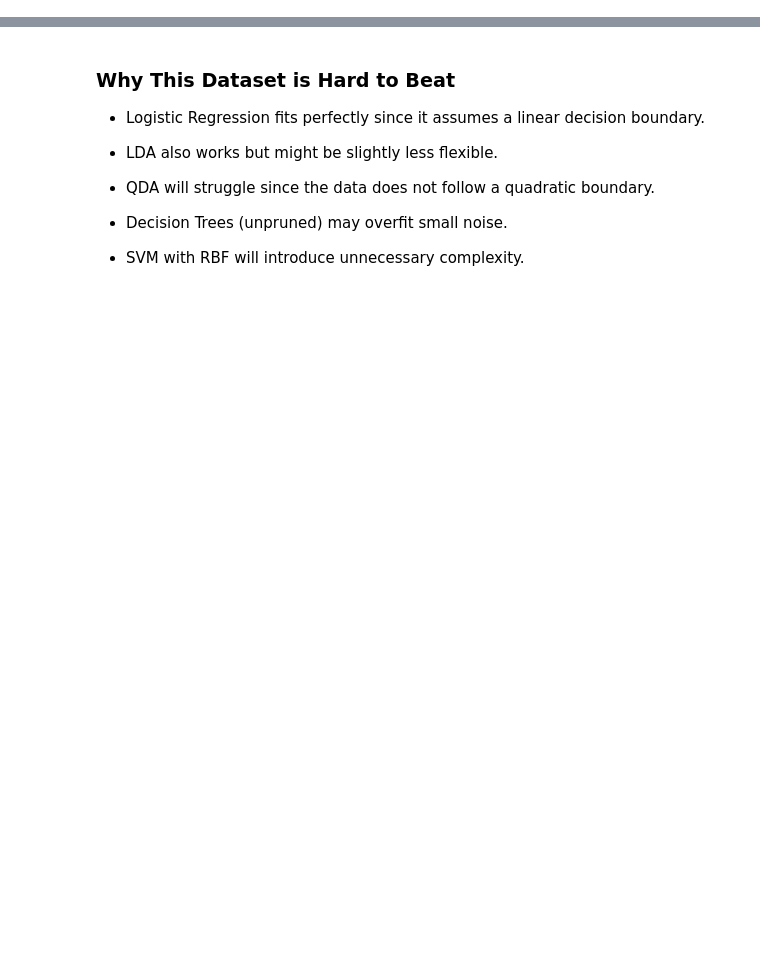
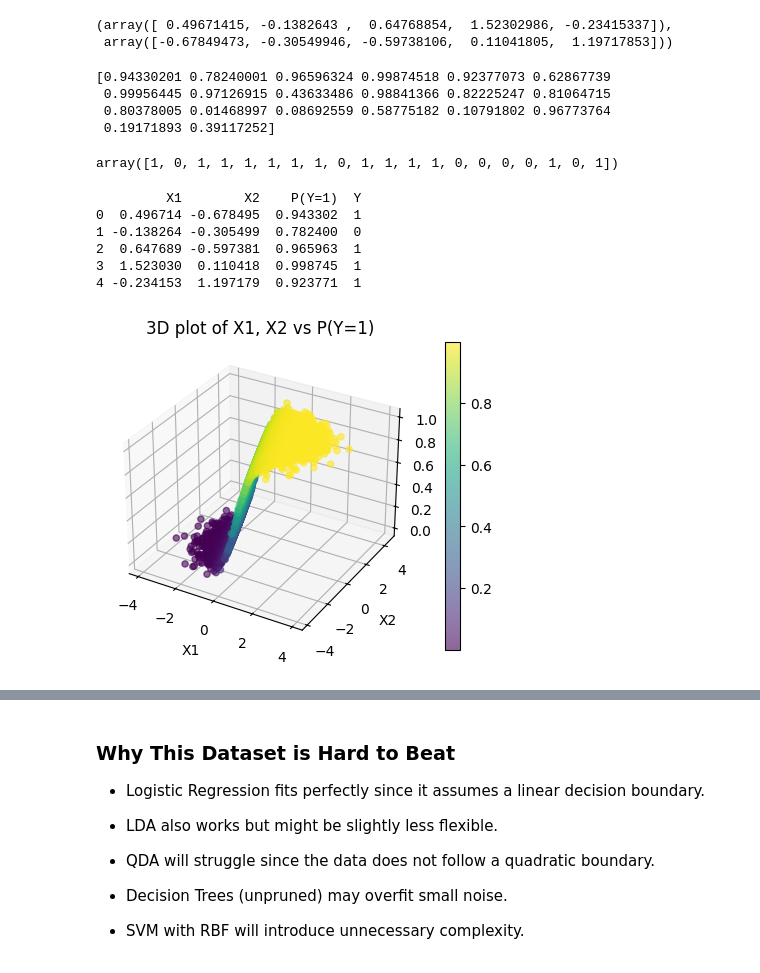
Before and after one commit to cosmintianu/ML-Algorithms-Behavior-Analysis, a Jupyter notebook: MainCosmin.ipynb, the cells around one changed output, grey strips where cells are left out. Saved outputs shown, nothing was run; the diff lists cells and outputs as text; code cells hidden in the pictures; blank space fills up the shorter version.

```diff
--- a/MainCosmin.ipynb
+++ b/MainCosmin.ipynb
@@ -35,0 +22,77 @@ plt.show()
+# %%
+import numpy as np
+import pandas as pd
+import matplotlib.pyplot as plt
+
+# Set random seed for reproducibility
+np.random.seed(42)
+
+# Number of data points
+n = 10000
+
+# Generate two independent variables X1 and X2 (e.g., random values from normal distribution)
+X1 = np.random.normal(0, 1, n)
+X2 = np.random.normal(0, 1, n)
+
+X1[:5], X2[:5]
+# %% [output]
+(array([ 0.49671415, -0.1382643 ,  0.64768854,  1.52302986, -0.23415337]),
+ array([-0.67849473, -0.30549946, -0.59738106,  0.11041805,  1.19717853]))
+# %%
+# Calculate log-odds (logit)
+beta_0 = 2  # Intercept
+beta_1 = 3   # Coefficient for X1
+beta_2 = 1   # Coefficient for X2
+logit = beta_0 + beta_1 * X1 + beta_2 * X2
+
+# Convert log-odds to probability using the logistic function
+P_Y_1 = 1 / (1 + np.exp(-logit))
+print(P_Y_1[:20])
+# Generate the binary outcome Y
+Y = np.random.binomial(1, P_Y_1)
+Y[:20]
+# %% [output]
+[0.94330201 0.78240001 0.96596324 0.99874518 0.92377073 0.62867739
+ 0.99956445 0.97126915 0.43633486 0.98841366 0.82225247 0.81064715
+ 0.80378005 0.01468997 0.08692559 0.58775182 0.10791802 0.96773764
+ 0.19171893 0.39117252]
+array([1, 0, 1, 1, 1, 1, 1, 1, 0, 1, 1, 1, 1, 0, 0, 0, 0, 1, 0, 1])
+# %%
+# Create a DataFrame for easier analysis
+data = pd.DataFrame({
+    'X1': X1,
+    'X2': X2,
+    'P(Y=1)': P_Y_1,
+    'Y': Y
+})
+
+# Display the first few rows of the dataset
+print(data.head())
+
+# Plot the relationship between X1, X2, and P(Y=1) in a 3D plot
+fig = plt.figure(figsize=(8,4))
+ax = fig.add_subplot(111, projection='3d')
+
+# Plot the data points in 3D
+sc = ax.scatter(X1, X2, P_Y_1, c=P_Y_1, cmap='viridis', alpha=0.6)
+
+# Labels and title
+ax.set_xlabel('X1')
+ax.set_ylabel('X2')
+ax.set_zlabel('P(Y=1)')
+
+plt.title('3D plot of X1, X2 vs P(Y=1)')
+
+# Add a color bar to show the probability scale
+plt.colorbar(sc)
+
+# Show the plot
+plt.show()
+# %% [output]
+         X1        X2    P(Y=1)  Y
+0  0.496714 -0.678495  0.943302  1
+1 -0.138264 -0.305499  0.782400  0
+2  0.647689 -0.597381  0.965963  1
+3  1.523030  0.110418  0.998745  1
+4 -0.234153  1.197179  0.923771  1
+[figure, added]
```
Also changed, not shown: parts of 22 cells of this notebook.
